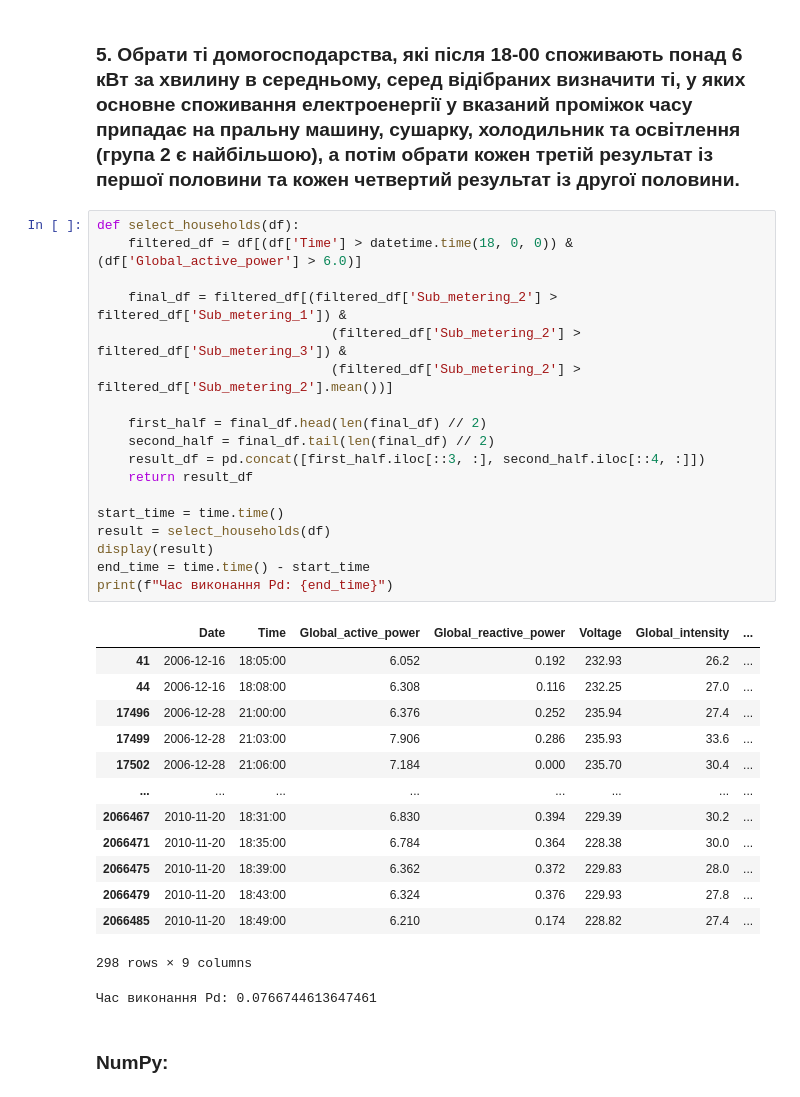
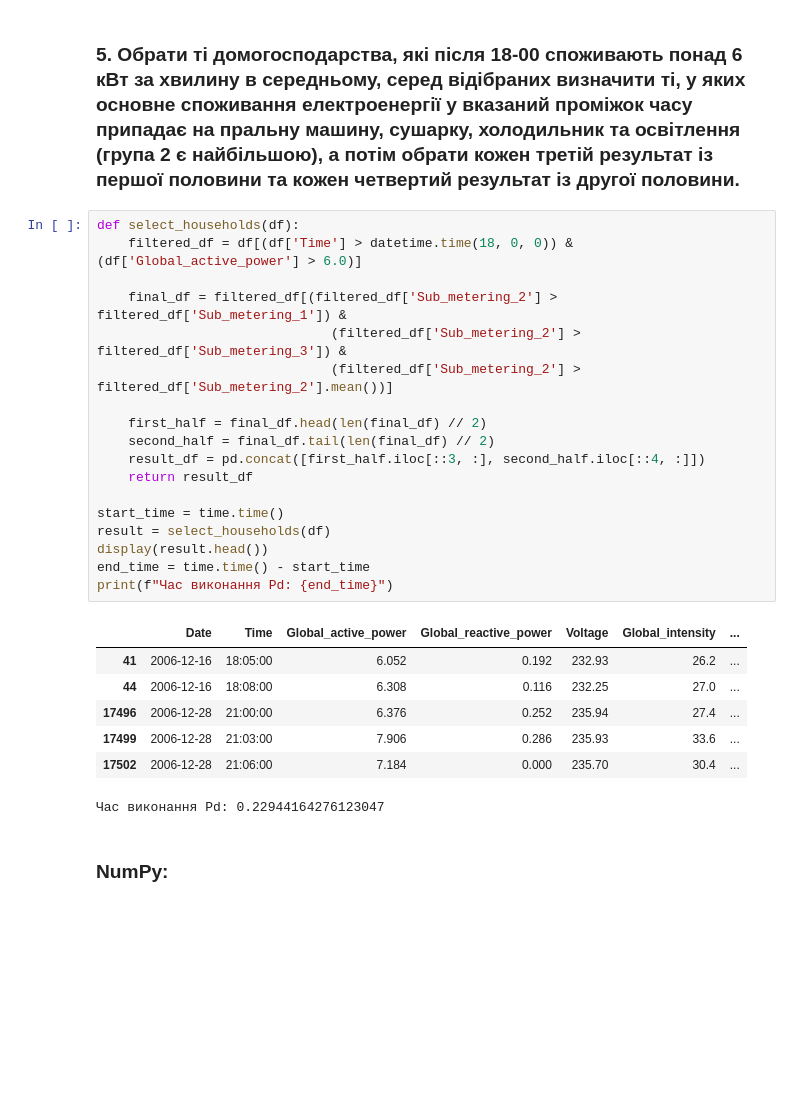
Before and after one commit to Vikyliya/ad_labs, a Jupyter notebook: lab4/lab4_1.ipynb, the cells around one changed output. Drawn from its saved outputs; the diff is of its cells as text; blank space fills up the shorter version.

```diff
--- a/lab4/lab4_1.ipynb
+++ b/lab4/lab4_1.ipynb
@@ -318,35 +331,28 @@ dtype: float64
 # %%
 def select_households(df):
     filtered_df = df[(df['Time'] > datetime.time(18, 0, 0)) & (df['Global_active_power'] > 6.0)]
 
     final_df = filtered_df[(filtered_df['Sub_metering_2'] > filtered_df['Sub_metering_1']) &
                               (filtered_df['Sub_metering_2'] > filtered_df['Sub_metering_3']) &
                               (filtered_df['Sub_metering_2'] > filtered_df['Sub_metering_2'].mean())]
 
     first_half = final_df.head(len(final_df) // 2)
     second_half = final_df.tail(len(final_df) // 2)
     result_df = pd.concat([first_half.iloc[::3, :], second_half.iloc[::4, :]])
     return result_df
 
 start_time = time.time()
 result = select_households(df)
-display(result)
+display(result.head())
 end_time = time.time() - start_time
 print(f"Час виконання Pd: {end_time}")
 # %% [output]
 |  | Date | Time | Global_active_power | Global_reactive_power | Voltage | Global_intensity | ... |
 | 41 | 2006-12-16 | 18:05:00 | 6.052 | 0.192 | 232.93 | 26.2 | ... |
 | 44 | 2006-12-16 | 18:08:00 | 6.308 | 0.116 | 232.25 | 27.0 | ... |
 | 17496 | 2006-12-28 | 21:00:00 | 6.376 | 0.252 | 235.94 | 27.4 | ... |
 | 17499 | 2006-12-28 | 21:03:00 | 7.906 | 0.286 | 235.93 | 33.6 | ... |
 | 17502 | 2006-12-28 | 21:06:00 | 7.184 | 0.000 | 235.70 | 30.4 | ... |
-| ... | ... | ... | ... | ... | ... | ... | ... |
-| 2066467 | 2010-11-20 | 18:31:00 | 6.830 | 0.394 | 229.39 | 30.2 | ... |
-| 2066471 | 2010-11-20 | 18:35:00 | 6.784 | 0.364 | 228.38 | 30.0 | ... |
-| 2066475 | 2010-11-20 | 18:39:00 | 6.362 | 0.372 | 229.83 | 28.0 | ... |
-| 2066479 | 2010-11-20 | 18:43:00 | 6.324 | 0.376 | 229.93 | 27.8 | ... |
-| 2066485 | 2010-11-20 | 18:49:00 | 6.210 | 0.174 | 228.82 | 27.4 | ... |
-298 rows × 9 columns
+Час виконання Pd: 0.22944164276123047
-Час виконання Pd: 0.0766744613647461
 # %% [markdown]
 <h3>NumPy:</h3>
```
Also changed, not shown: parts of 17 cells of this notebook, 2 other files.
